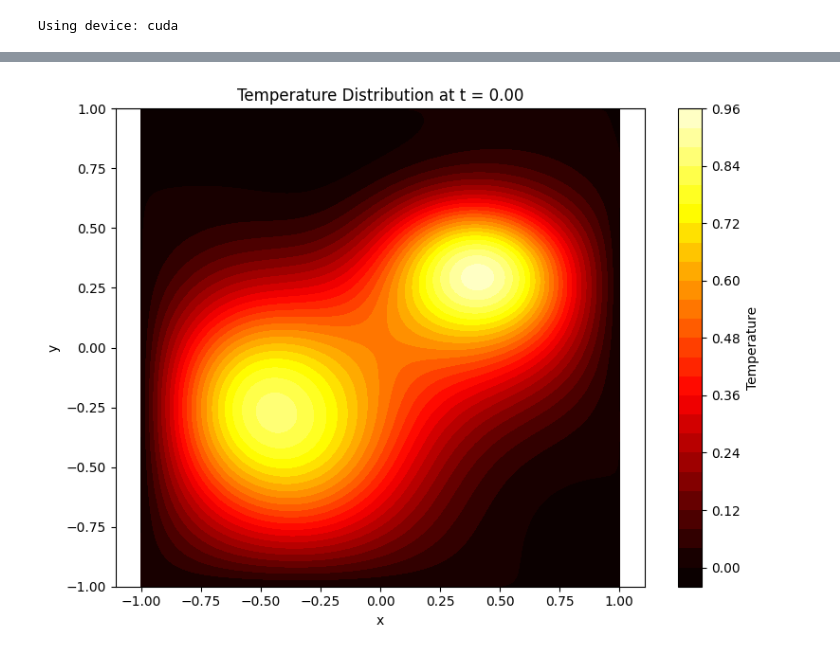
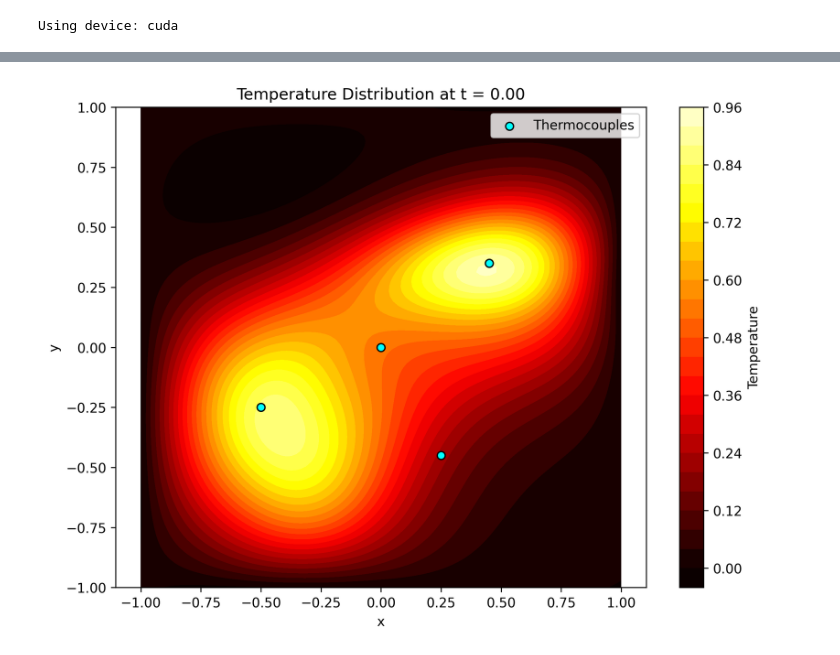
Before and after one commit to brcktn/Inverse-Heat-PINN, a Jupyter notebook: inverse_heat_PINN/basic.ipynb, the cells around one changed output, grey strips where cells are left out. Cells and saved outputs as stored; diff of their text form; code cells hidden in the pictures.

```diff
--- a/inverse_heat_PINN/basic.ipynb
+++ b/inverse_heat_PINN/basic.ipynb
@@ -45,14 +45,14 @@ class CSVDataset(Dataset):
     def __getitem__(self, idx):
         return self.X[idx], self.y[idx]
 
-dataset = CSVDataset('gaussian_8.csv')
-# dataset = CSVDataset('dual_gaussian_4.csv')
+# dataset = CSVDataset('gaussian_8.csv')
+dataset = CSVDataset('dual_gaussian_4.csv')
 # dataset = CSVDataset('dual_gaussian_8.csv')
 # dataset = CSVDataset('square_step.csv')
 # dataset = CSVDataset('dual_gaussian_8_noisy.csv')
 
-validation_set = CSVDataset('gaussian_val.csv')
-# validation_set = CSVDataset('dual_gaussian_val.csv')
+# validation_set = CSVDataset('gaussian_val.csv')
+validation_set = CSVDataset('dual_gaussian_val.csv')
 
 dataloader = DataLoader(dataset, batch_size=batch_size, shuffle=True)
 validation_dataloader = DataLoader(validation_set, batch_size=len(validation_set), shuffle=False)
@@ -364,5 +363,5 @@ Epoch 050/50, Loss: 0.000117, L2 Error: 9.81%, Time: 10.16s
 # %%
-def plot_heatmap(model, t, size=2.0, resolution=100):
+def plot_heatmap(model, t, size=2.0, resolution=100, thermocouples=None):
     """
     Plot a heatmap of the temperature distribution at a given time.
 
@@ -376,6 +375,8 @@ def plot_heatmap(model, t, size=2.0, resolution=100):
         The size of the spatial domain (length of the plate).
     resolution : int
         The number of points in each spatial dimension for the grid.
+    thermocouples : list of tuples, optional
+        A list of (x, y) coordinates for thermocouple locations to overlay on the plot.
     """
     model.eval()
 
@@ -384,36 +385,49 @@ def plot_heatmap(model, t, size=2.0, resolution=100):
     y = torch.linspace(-size/2, size/2, resolution)
     X, Y = torch.meshgrid(x, y, indexing='ij')
 
     # Flatten and create input tensor with constant time
     x_flat = X.flatten().unsqueeze(1)
     y_flat = Y.flatten().unsqueeze(1)
     t_tensor = torch.full_like(x_flat, t)
 
     points = torch.cat([x_flat, y_flat, t_tensor], dim=1).to(device)
 
     # Get predictions
     with torch.no_grad():
         u = model(points)
 
     # Reshape to grid
     U = u.reshape(resolution, resolution).cpu().numpy()
 
     # Plot
-    plt.figure(figsize=(8, 6), dpi=100)
+    plt.figure(figsize=(8, 6), dpi=300)
     plt.contourf(X.numpy(), Y.numpy(), U, levels=30, cmap='hot', vmin=0, vmax=1)
     plt.colorbar(label='Temperature')
+    if thermocouples is not None:
+        thermocouples = torch.tensor(thermocouples)
+        plt.scatter(thermocouples[:, 0], thermocouples[:, 1], c='cyan', edgecolors='black', label='Thermocouples')
+        plt.legend()
     plt.xlabel('x')
     plt.ylabel('y')
     plt.title(f'Temperature Distribution at t = {t:.2f}')
     plt.axis('equal')
     plt.tight_layout()
+
     plt.show()
 
     model.train()
 
-plot_heatmap(model, t=0, size=size, resolution=100)
+
+thermocouple_locations = [
+    (0,0),
+    (-0.5, -0.25),
+    (0.45, 0.35),
+    (0.25, -0.45),
+]
+
+plot_heatmap(model, t=0, size=size, resolution=100, thermocouples=thermocouple_locations)
 # %% [output]
-[figure, old version]
+[figure, new version]
 # %%
 # drive.mount('/content/drive')
 # timestamp = datetime.now().strftime('%Y-%m-%d_%H-%M-%S')
```
Also changed, not shown: parts of 2 cells of this notebook, 13 other files.
